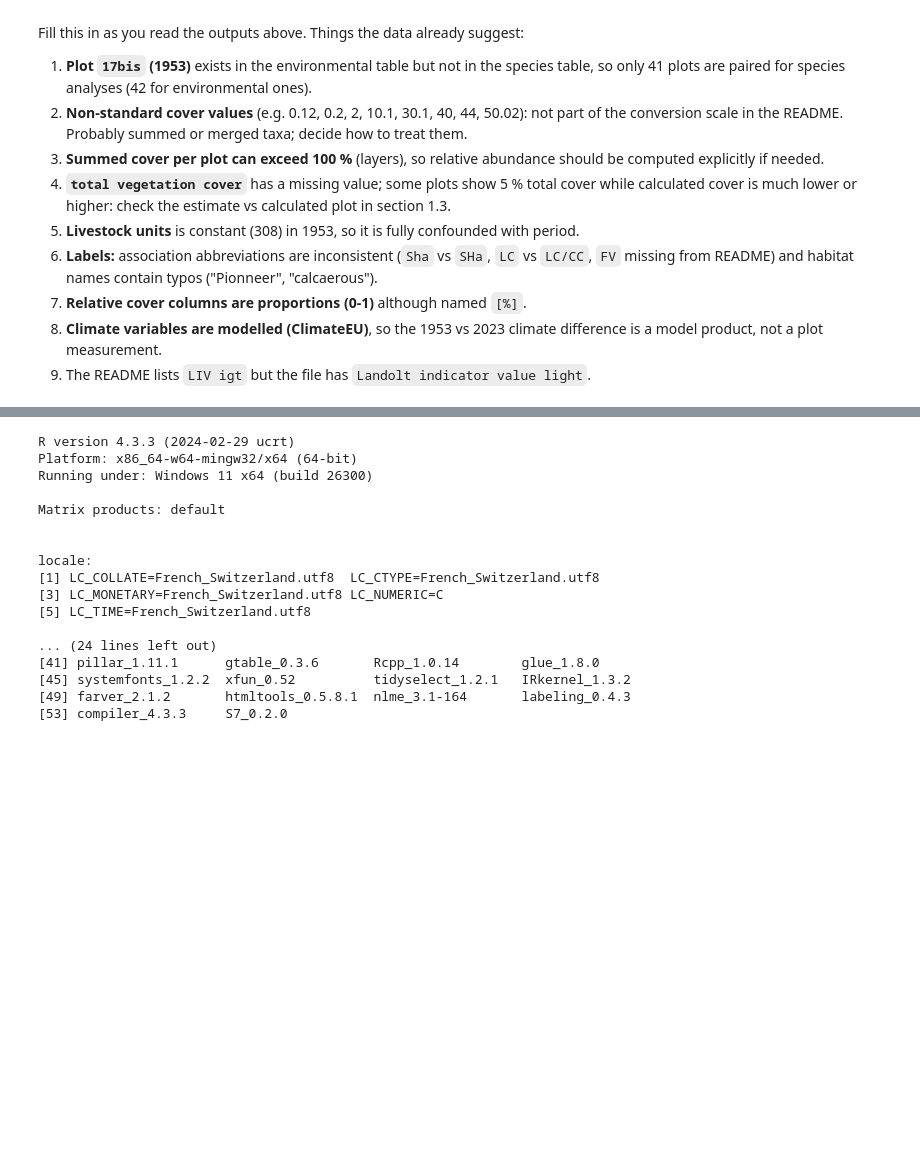
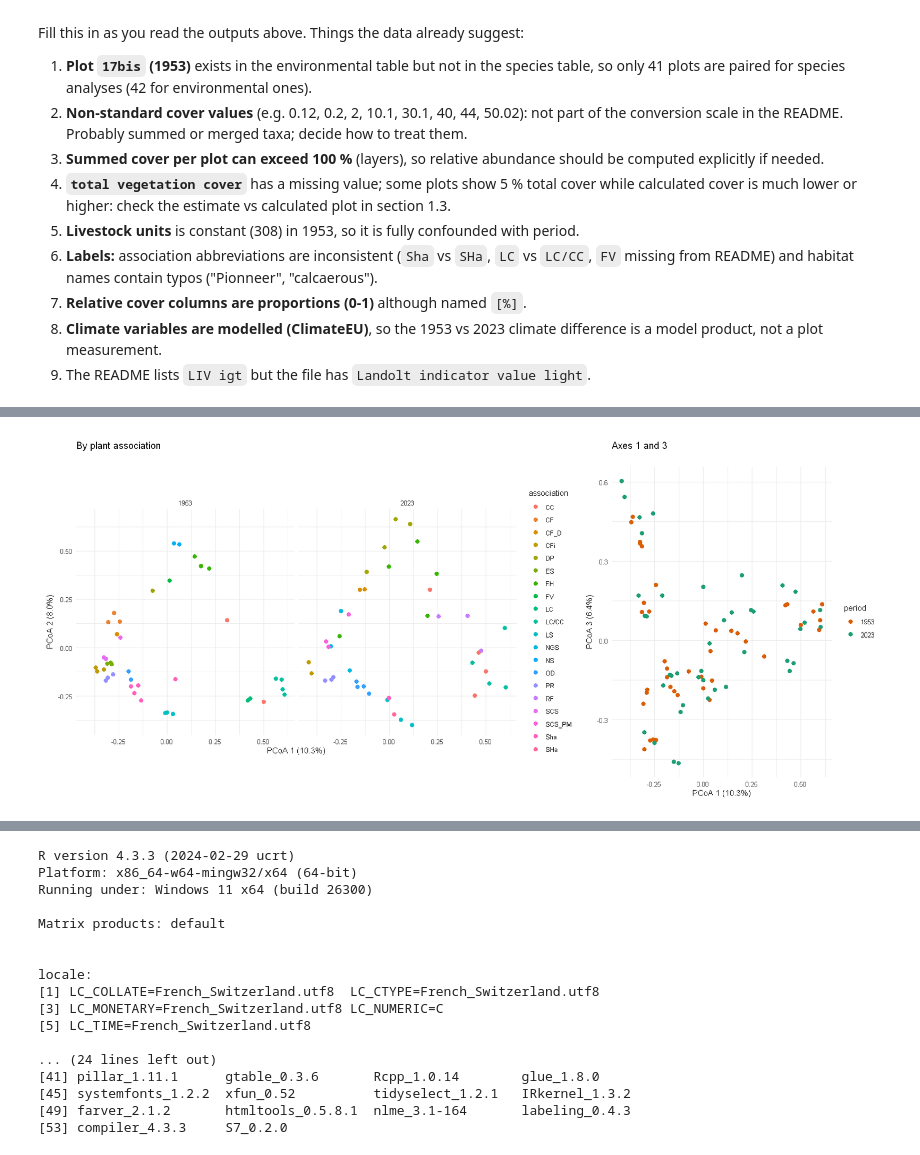
Before and after one commit to RobinVuadens/MVA-Group2, a Jupyter notebook: EDA_vegetation_1953_2023.ipynb, the cells around one changed output, grey strips where cells are left out. Cells and saved outputs as stored; diff of their text form; code cells hidden in the pictures; blank space fills up the shorter version.

```diff
--- a/EDA_vegetation_1953_2023.ipynb
+++ b/EDA_vegetation_1953_2023.ipynb
@@ -1118,0 +1183,12 @@ Fill this in as you read the outputs above. Things the data already suggest:
+# %%
+p_assoc <- ggplot(sc, aes(PCoA1, PCoA2, colour = assoc_abbr)) +
+  geom_point(size = 2.5) + facet_wrap(~ period) + coord_equal() +
+  labs(x = pc_lab(1), y = pc_lab(2), colour = "association", title = "By plant association")
+
+p_13 <- ggplot(sc, aes(PCoA1, PCoA3, colour = period)) +
+  geom_point(size = 2.5) + scale_colour_manual(values = period_cols) +
+  labs(x = pc_lab(1), y = pc_lab(3), title = "Axes 1 and 3")
+
+p_assoc + p_13 + plot_layout(widths = c(2, 1))
+# %% [output]
+[figure, added]
```
Also changed, not shown: parts of 42 cells of this notebook, 5 other files.
